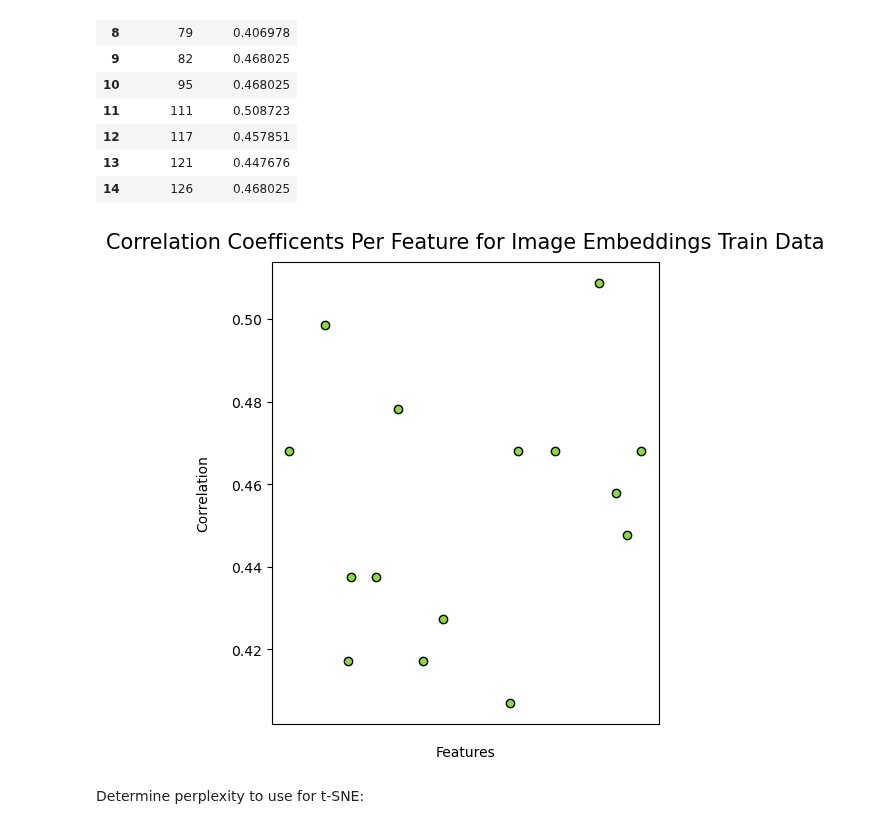
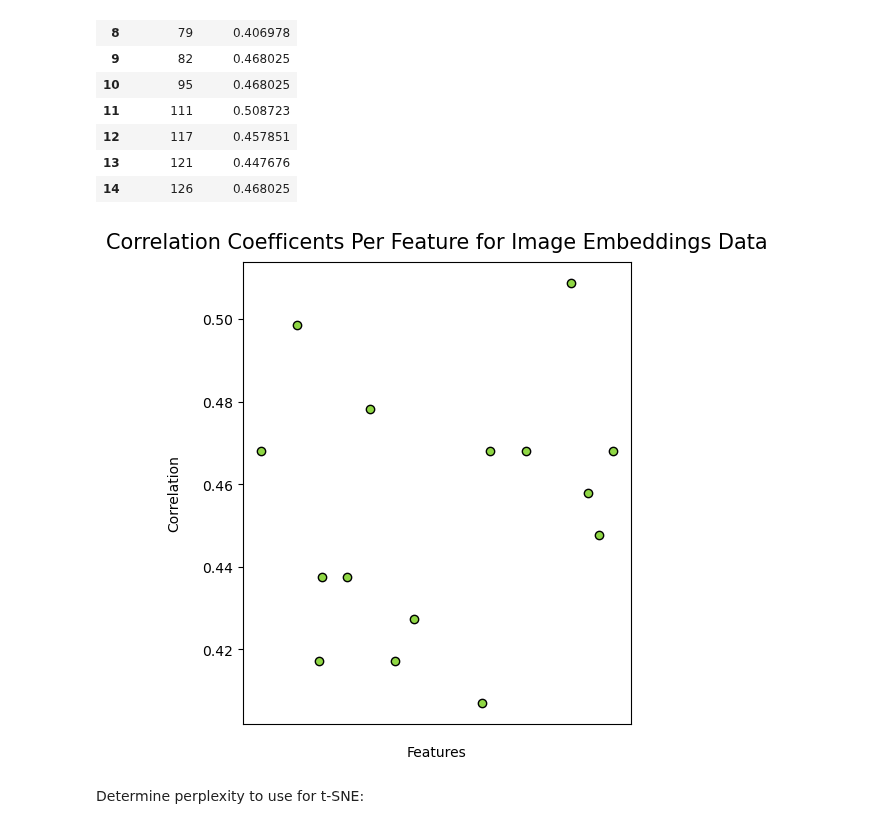
Before and after one commit to KristoferLintonReid/ultrasound-contrastivemodels, a Jupyter notebook: notebooks/inference_overlay_tsne.ipynb, the cells around one changed output. Drawn from its saved outputs; the diff is of its cells as text; code cells hidden in the pictures.

```diff
--- a/notebooks/inference_overlay_tsne.ipynb
+++ b/notebooks/inference_overlay_tsne.ipynb
@@ -731,14 +731,14 @@ spearman_df
 # %%
 fig,ax = plt.subplots(figsize=(5, 6))
 ax.scatter(spearman_df["Features"], spearman_df["Correlations"], color="#8FD744FF", edgecolors="black")
-ax.set_title("Correlation Coefficents Per Feature for Image Embeddings Train Data", fontsize = 15, pad=10)
+ax.set_title("Correlation Coefficents Per Feature for Image Embeddings Data", fontsize = 15, pad=10)
 ax.set_xlabel("Features", fontsize=10, labelpad=15)
 ax.set_ylabel("Correlation", fontsize=10, labelpad=15)
 
 plt.tick_params(bottom=False, labelbottom=False)
 plt.show()
 # %% [output]
-[figure, old version]
+[figure, new version]
 # %%
 # Store spearman features
 spearman_image = spearman_df["Features"].to_list()
```
Also changed, not shown: parts of 7 cells of this notebook, 1 other file.
